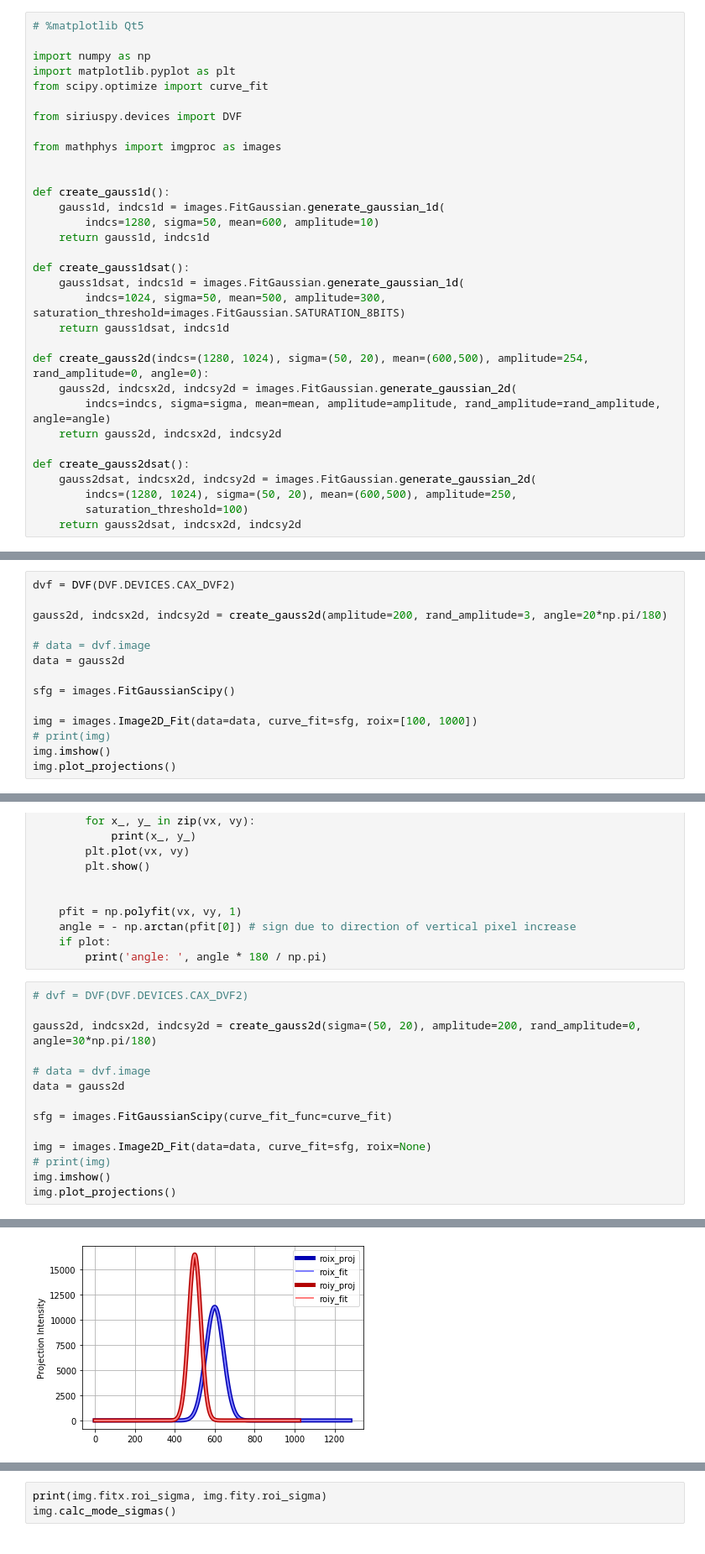
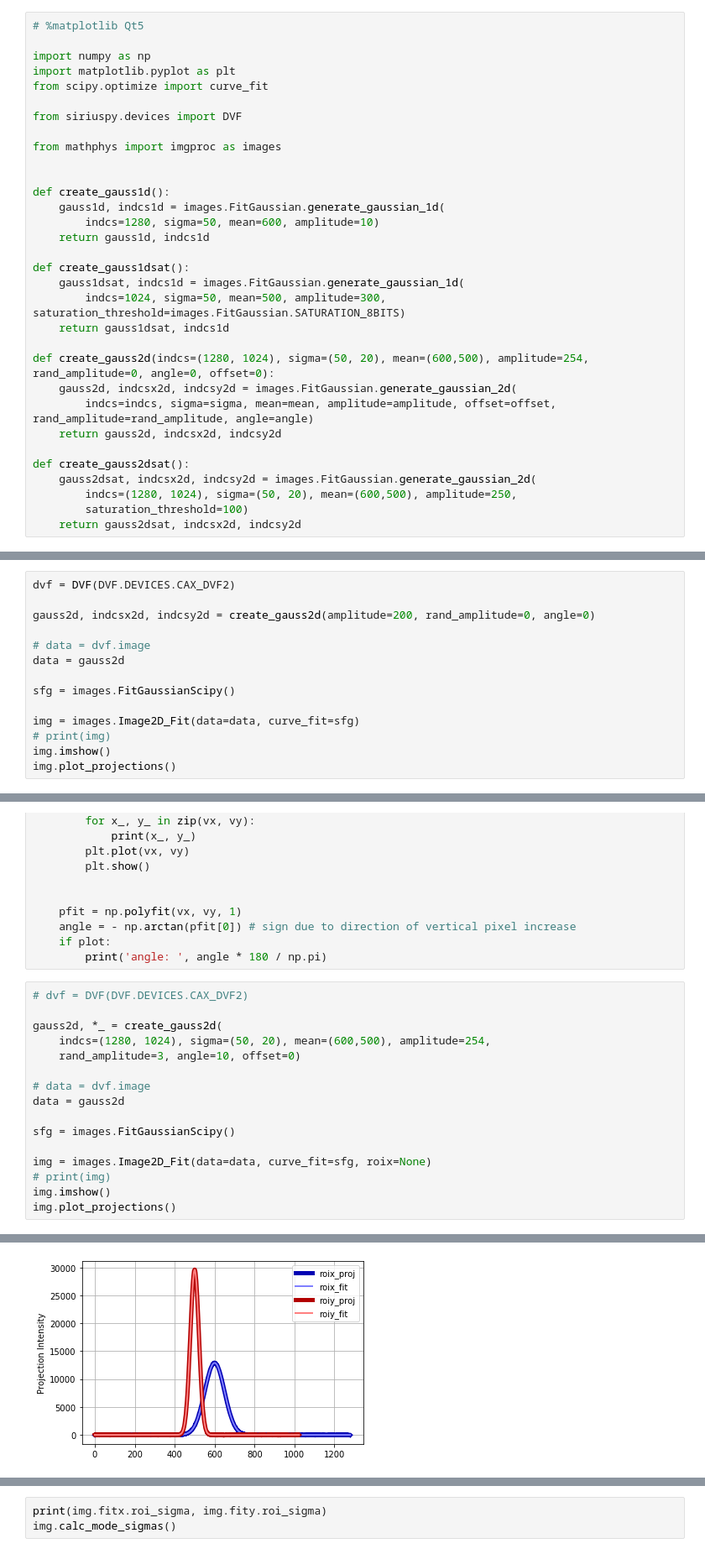
Before and after one commit to lnls-fac/mathphys, a Jupyter notebook: scripts/images.ipynb, the cells around one changed output, grey strips where cells are left out. Shown at 84% size. Drawn from its saved outputs; the diff is of its cells as text.

```diff
--- a/scripts/images.ipynb
+++ b/scripts/images.ipynb
@@ -20,9 +20,9 @@ def create_gauss1dsat():
         indcs=1024, sigma=50, mean=500, amplitude=300, saturation_threshold=images.FitGaussian.SATURATION_8BITS)
     return gauss1dsat, indcs1d
 
-def create_gauss2d(indcs=(1280, 1024), sigma=(50, 20), mean=(600,500), amplitude=254, rand_amplitude=0, angle=0):
+def create_gauss2d(indcs=(1280, 1024), sigma=(50, 20), mean=(600,500), amplitude=254, rand_amplitude=0, angle=0, offset=0):
     gauss2d, indcsx2d, indcsy2d = images.FitGaussian.generate_gaussian_2d(
-        indcs=indcs, sigma=sigma, mean=mean, amplitude=amplitude, rand_amplitude=rand_amplitude, angle=angle)
+        indcs=indcs, sigma=sigma, mean=mean, amplitude=amplitude, offset=offset, rand_amplitude=rand_amplitude, angle=angle)
     return gauss2d, indcsx2d, indcsy2d
 
 def create_gauss2dsat():
@@ -524,14 +524,14 @@ print(img.roi_fit_error)
 # %%
 dvf = DVF(DVF.DEVICES.CAX_DVF2)
 
-gauss2d, indcsx2d, indcsy2d = create_gauss2d(amplitude=200, rand_amplitude=3, angle=20*np.pi/180)
+gauss2d, indcsx2d, indcsy2d = create_gauss2d(amplitude=200, rand_amplitude=0, angle=0)
 
 # data = dvf.image
 data = gauss2d
 
 sfg = images.FitGaussianScipy()
 
-img = images.Image2D_Fit(data=data, curve_fit=sfg, roix=[100, 1000])
+img = images.Image2D_Fit(data=data, curve_fit=sfg)
 # print(img)
 img.imshow()
 img.plot_projections()
@@ -641,17 +640,19 @@ def calc_angle_roi(img, plot=False):
 # %%
 # dvf = DVF(DVF.DEVICES.CAX_DVF2)
 
-gauss2d, indcsx2d, indcsy2d = create_gauss2d(sigma=(50, 20), amplitude=200, rand_amplitude=0, angle=30*np.pi/180)
+gauss2d, *_ = create_gauss2d(
+    indcs=(1280, 1024), sigma=(50, 20), mean=(600,500), amplitude=254,
+    rand_amplitude=3, angle=10, offset=0)
 
 # data = dvf.image
 data = gauss2d
 
-sfg = images.FitGaussianScipy(curve_fit_func=curve_fit)
+sfg = images.FitGaussianScipy()
 
 img = images.Image2D_Fit(data=data, curve_fit=sfg, roix=None)
 # print(img)
 img.imshow()
 img.plot_projections()
 # %% [output]
 [figure]
-[figure, old version]
+[figure, new version]
```
Also changed, not shown: parts of 19 cells of this notebook, 1 other file.
